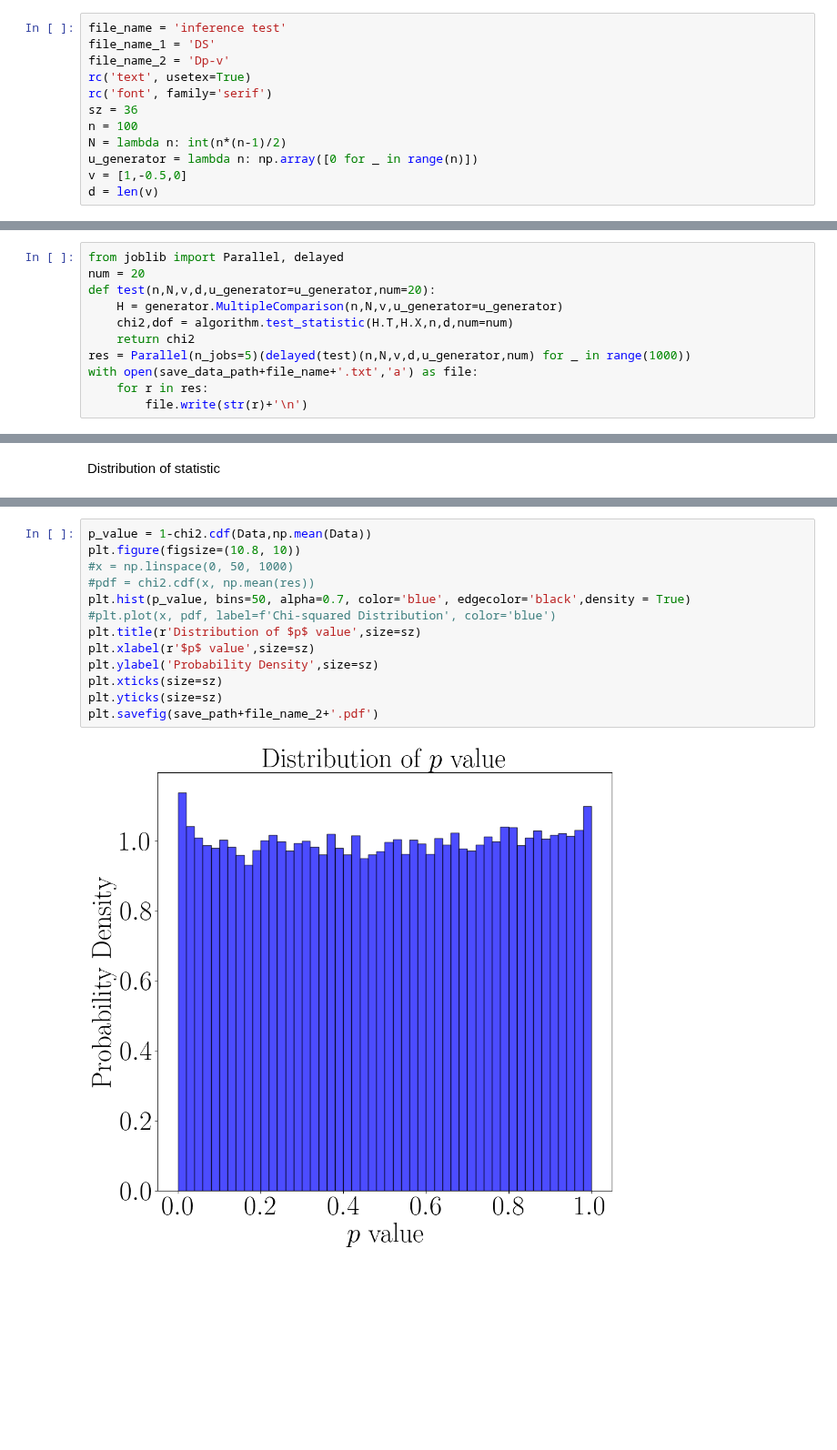
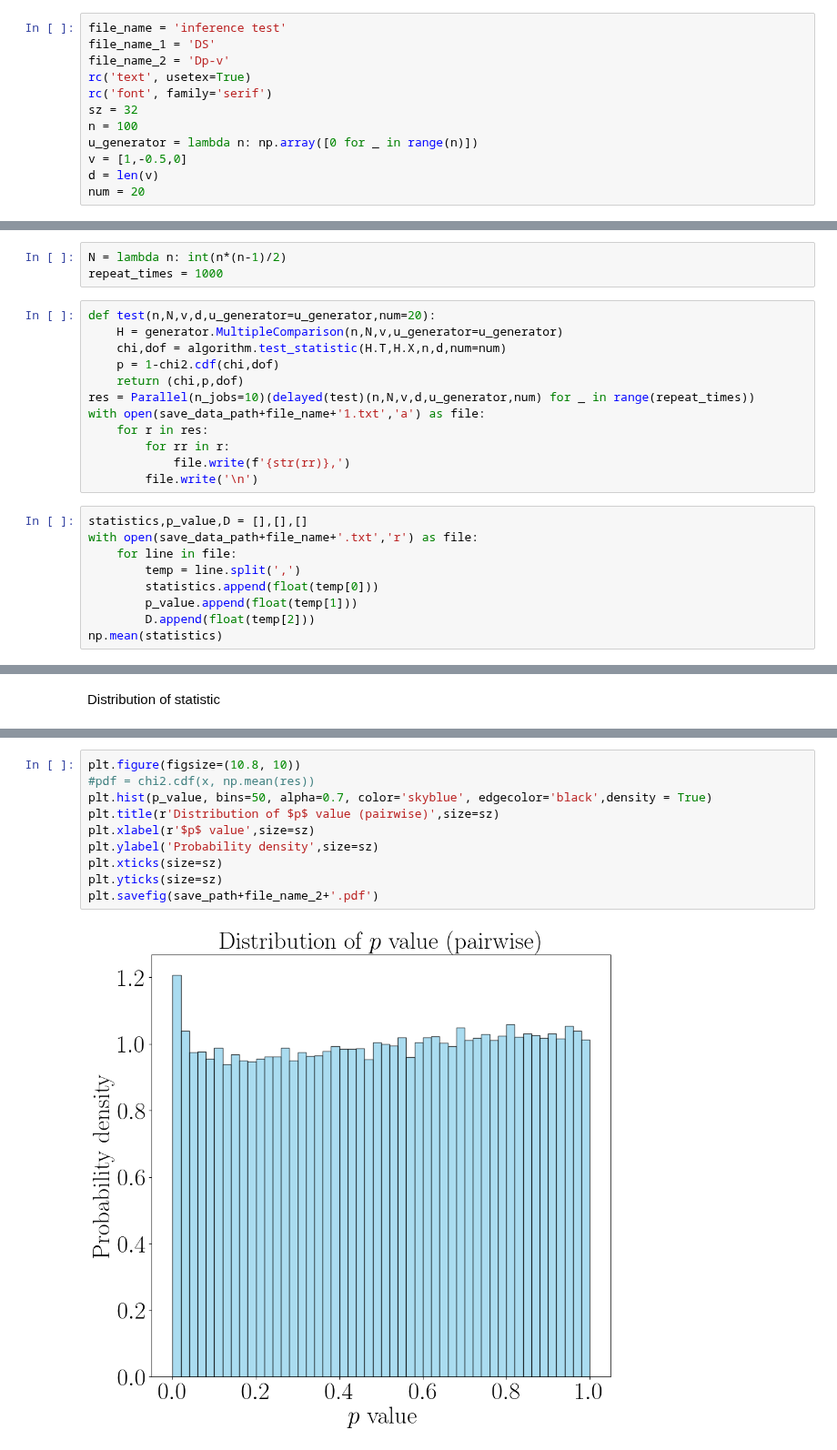
Before and after one commit to PinjunD/Statistical-ranking-with-dynamic-covariate, a Jupyter notebook: illustration.ipynb, the cells around one changed output, grey strips where cells are left out. Shown at 91% size. Drawn from its saved outputs; the diff is of its cells as text; blank space fills up the shorter version.

```diff
--- a/illustration.ipynb
+++ b/illustration.ipynb
@@ -142,9 +146,9 @@ file_name_1 = 'DS'
 file_name_2 = 'Dp-v'
 rc('text', usetex=True)
 rc('font', family='serif')
-sz = 36
+sz = 32
 n = 100
-N = lambda n: int(n*(n-1)/2)
 u_generator = lambda n: np.array([0 for _ in range(n)])
 v = [1,-0.5,0]
 d = len(v)
+num = 20
@@ -151,11 +157,24 @@ d = len(v)
+# %%
+N = lambda n: int(n*(n-1)/2)
+repeat_times = 1000
 # %%
-from joblib import Parallel, delayed
-num = 20
 def test(n,N,v,d,u_generator=u_generator,num=20):
     H = generator.MultipleComparison(n,N,v,u_generator=u_generator)
-    chi2,dof = algorithm.test_statistic(H.T,H.X,n,d,num=num)
-    return chi2
-res = Parallel(n_jobs=5)(delayed(test)(n,N,v,d,u_generator,num) for _ in range(1000))
-with open(save_data_path+file_name+'.txt','a') as file:
+    chi,dof = algorithm.test_statistic(H.T,H.X,n,d,num=num)
+    p = 1-chi2.cdf(chi,dof)
+    return (chi,p,dof)
+res = Parallel(n_jobs=10)(delayed(test)(n,N,v,d,u_generator,num) for _ in range(repeat_times))
+with open(save_data_path+file_name+'1.txt','a') as file:
     for r in res:
-        file.write(str(r)+'\n')
+        for rr in r:
+            file.write(f'{str(rr)},')
+        file.write('\n')
+# %%
+statistics,p_value,D = [],[],[]
+with open(save_data_path+file_name+'.txt','r') as file:
+    for line in file:
+        temp = line.split(',')
+        statistics.append(float(temp[0]))
+        p_value.append(float(temp[1]))
+        D.append(float(temp[2]))
+np.mean(statistics)
@@ -187,15 +209,12 @@ Distribution of $p$ value
 # %%
-p_value = 1-chi2.cdf(Data,np.mean(Data))
 plt.figure(figsize=(10.8, 10))
-#x = np.linspace(0, 50, 1000)
 #pdf = chi2.cdf(x, np.mean(res))
-plt.hist(p_value, bins=50, alpha=0.7, color='blue', edgecolor='black',density = True)
-#plt.plot(x, pdf, label=f'Chi-squared Distribution', color='blue')
-plt.title(r'Distribution of $p$ value',size=sz)
+plt.hist(p_value, bins=50, alpha=0.7, color='skyblue', edgecolor='black',density = True)
+plt.title(r'Distribution of $p$ value (pairwise)',size=sz)
 plt.xlabel(r'$p$ value',size=sz)
-plt.ylabel('Probability Density',size=sz)
+plt.ylabel('Probability density',size=sz)
 plt.xticks(size=sz)
 plt.yticks(size=sz)
 plt.savefig(save_path+file_name_2+'.pdf')
 # %% [output]
-[figure, old version]
+[figure, new version]
```
Also changed, not shown: parts of 16 cells of this notebook, 12 other files.
